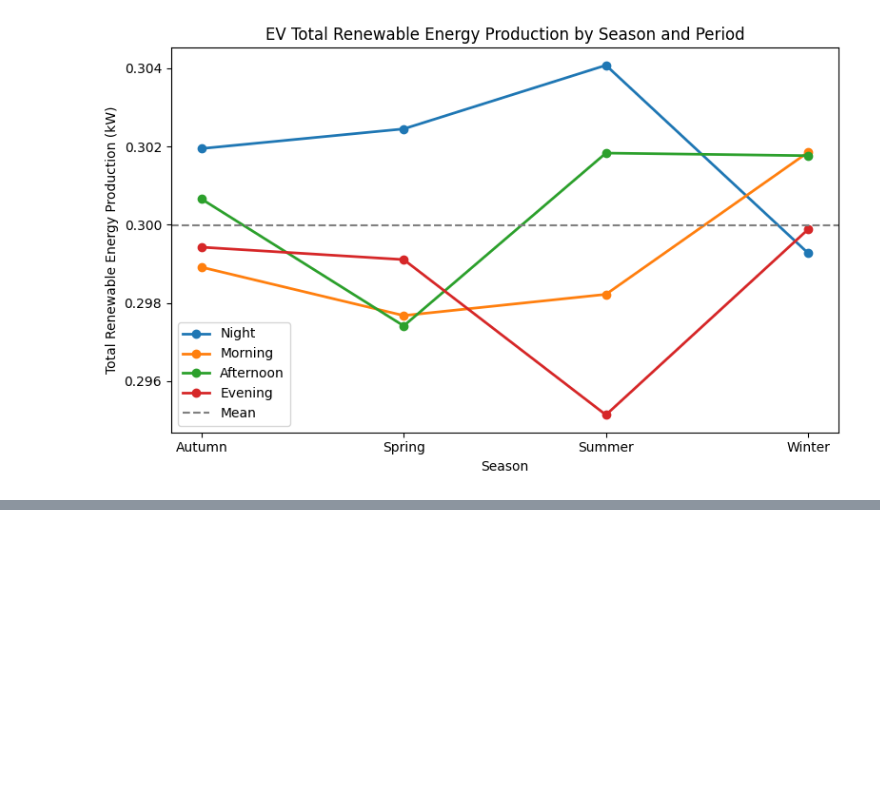
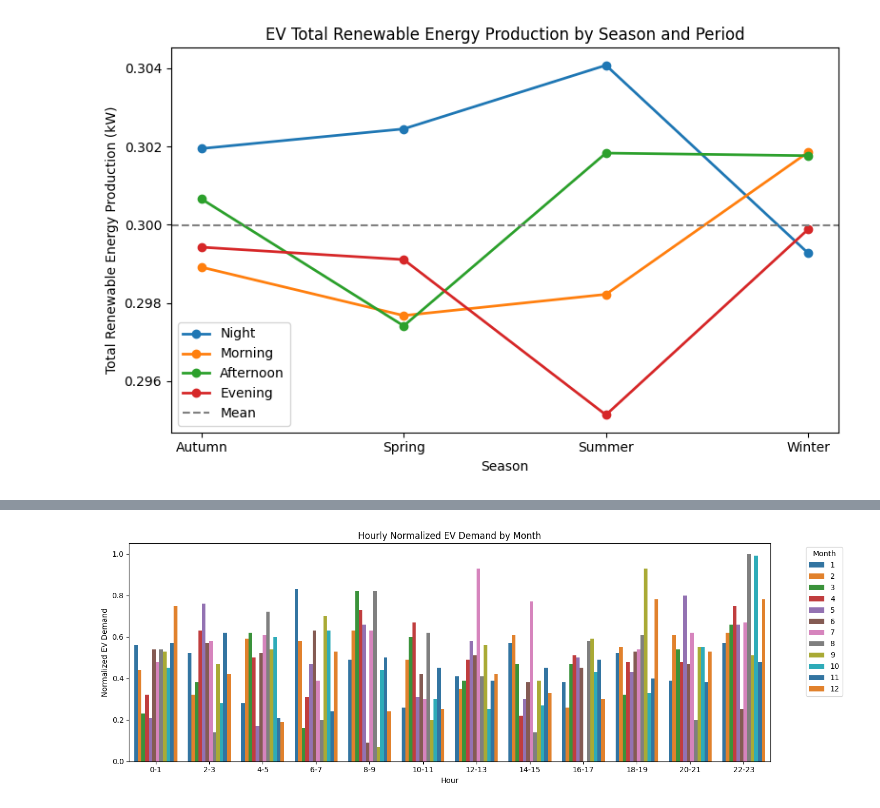
Before and after one commit to aravindhkrishnan09/Data-Science-and-Engineering-Analytics, a Jupyter notebook: Projects/Main_Project_ML/EV Charging Patterns/EV_Charging_Patterns.ipynb, the cells around one changed output, grey strips where cells are left out. Saved outputs shown, nothing was run; the diff lists cells and outputs as text; code cells hidden in the pictures; blank space fills up the shorter version.

```diff
--- a/Projects/Main_Project_ML/EV Charging Patterns/EV_Charging_Patterns.ipynb
+++ b/Projects/Main_Project_ML/EV Charging Patterns/EV_Charging_Patterns.ipynb
@@ -434,0 +616,26 @@ plt.show()
+# %%
+import seaborn as sns
+import matplotlib.pyplot as plt
+import pandas as pd
+import numpy as np
+
+# Plot using seaborn
+plt.figure(figsize=(14, 5))
+sns.barplot(
+    data=df_demand_group,
+    x='Hour Label',
+    y='EV Charging Demand (kW) - Normalized',
+    hue='Month',
+    dodge=True,  # Side-by-side bars
+    palette='tab10',
+)
+
+# Formatting
+plt.xlabel('Hour')
+plt.ylabel('Normalized EV Demand')
+plt.title('Hourly Normalized EV Demand by Month')
+plt.legend(title='Month', bbox_to_anchor=(1.05, 1), loc='upper left')
+plt.tight_layout()
+plt.show()
+# %% [output]
+[figure, added]
```
Also changed, not shown: parts of 23 cells of this notebook.
